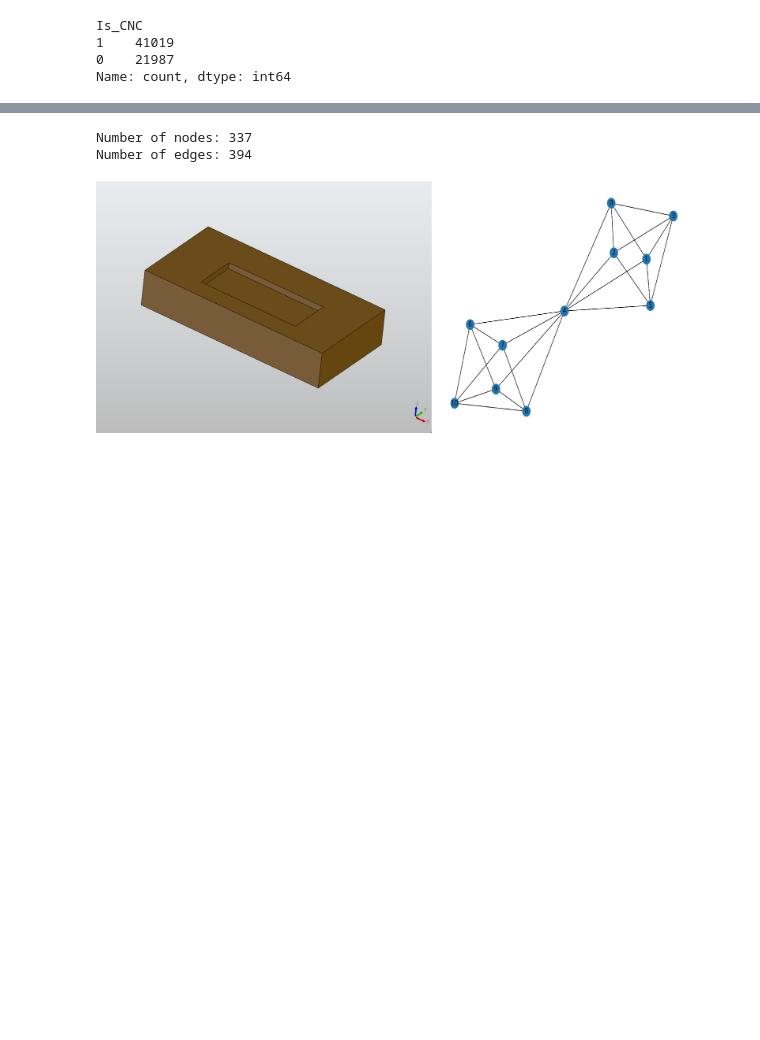
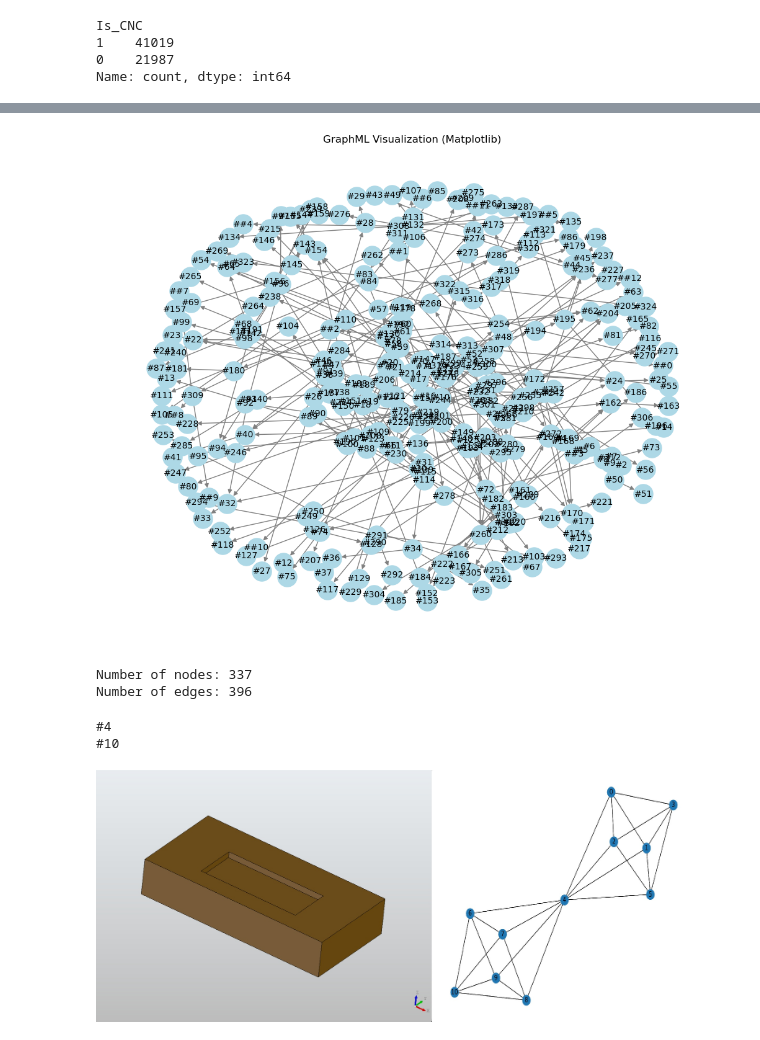
Before and after one commit to ml-phan/manufacturing-tech-gnn, a Jupyter notebook: main.ipynb, the cells around one changed output, grey strips where cells are left out. Saved outputs shown, nothing was run; the diff lists cells and outputs as text; code cells hidden in the pictures; blank space fills up the shorter version.

```diff
--- a/main.ipynb
+++ b/main.ipynb
@@ -399,10 +401,27 @@ display_graphml_matplotlib(r"E:\gnn_data\graphml_files\100042_00048569_Seal_Hold
+# %%
+G = nx.read_graphml(r"E:\gnn_data\square_pocket\square_pocket.graphml")
+# Choose layout
+pos = nx.spring_layout(G)
+# Draw the graph
+plt.figure(figsize=(10, 8))
+nx.draw(G, pos, with_labels=True, node_color="lightblue", edge_color="gray", node_size=500, font_size=10)
+plt.title("GraphML Visualization (Matplotlib)")
+plt.savefig("E:\gnn_data\square_pocket\square_pocket.png")
+# %% [output]
+[figure, added]
 # %%
-G = nx.read_graphml(r"E:\step_files_graph\square_pocket.step.graphmlsquare_pocket.graphml")
+G = nx.read_graphml(r"E:\gnn_data\square_pocket\square_pocket.graphml")
 print("Number of nodes:", G.number_of_nodes())
 print("Number of edges:", G.number_of_edges())
 # %% [output]
 Number of nodes: 337
-Number of edges: 394
+Number of edges: 396
+# %%
+for node in G.neighbors("#3"):
+    print(node)
+# %% [output]
+#4
+#10
 # %%
 # display image from disk
 display(Image(r"E:\graph_conversion.jpg"))
```
Also changed, not shown: parts of 2 cells of this notebook, 51 other files.
